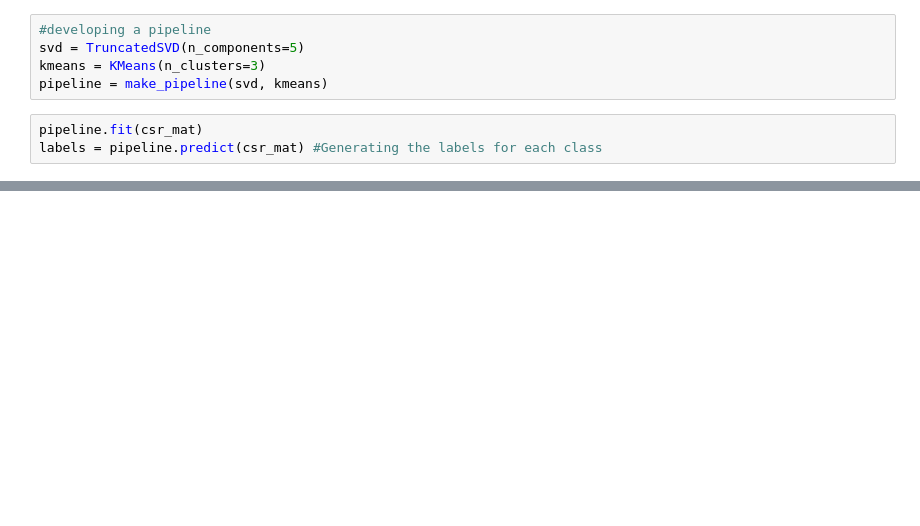
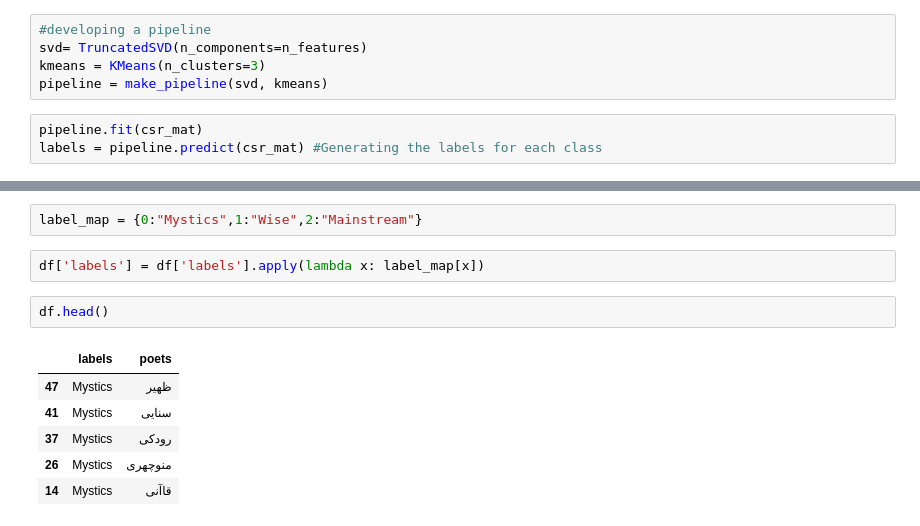
Before and after one commit to amnghd/NLP_Tour_on_Persian_Literature, a Jupyter notebook: TFIDF_of_Persian_Poets.ipynb, the cells around one changed output, grey strips where cells are left out. Cells and saved outputs as stored; diff of their text form; blank space fills up the shorter version.

```diff
--- a/TFIDF_of_Persian_Poets.ipynb
+++ b/TFIDF_of_Persian_Poets.ipynb
@@ -37,6 +111,6 @@ csr_mat = tfidf.fit_transform(documents)
 # %%
 #developing a pipeline
-svd = TruncatedSVD(n_components=5)
+svd= TruncatedSVD(n_components=n_features)
 kmeans = KMeans(n_clusters=3)
 pipeline = make_pipeline(svd, kmeans)
 # %%
@@ -68,0 +150,13 @@ for i in range(df['labels'].nunique()):
+# %%
+label_map = {0:"Mystics",1:"Wise",2:"Mainstream"}
+# %%
+df['labels'] = df['labels'].apply(lambda x: label_map[x])
+# %%
+df.head()
+# %% [output]
+|  | labels | poets |
+| 47 | Mystics | ظهیر |
+| 41 | Mystics | سنایی |
+| 37 | Mystics | رودکی |
+| 26 | Mystics | منوچهری |
+| 14 | Mystics | قاآنی |
```
Also changed, not shown: parts of 24 cells of this notebook, 13 other files.
